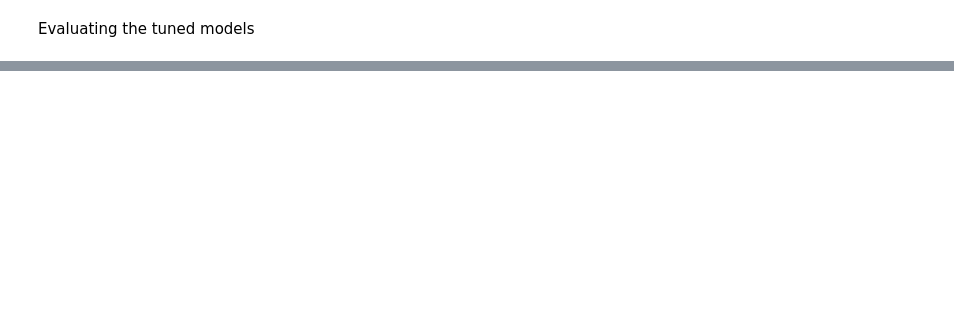
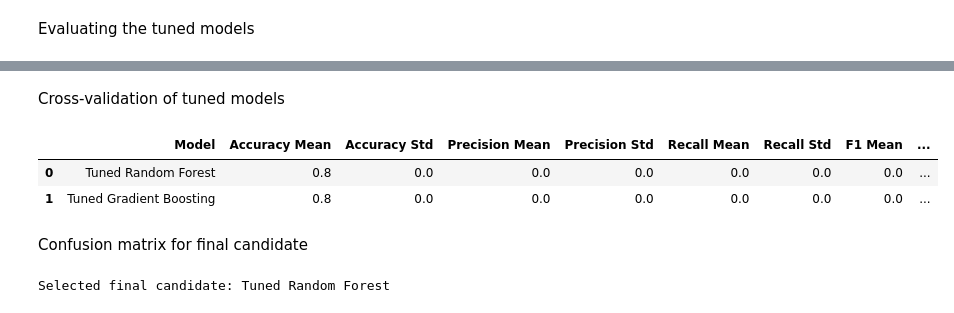
Before and after one commit to chrimapaul/Heart_Disease_Prediction_Group6, a Jupyter notebook: Group6_Capstone_Project.ipynb, the cells around one changed output, grey strips where cells are left out. Drawn from its saved outputs; the diff is of its cells as text; code cells hidden in the pictures; blank space fills up the shorter version.

```diff
--- a/Group6_Capstone_Project.ipynb
+++ b/Group6_Capstone_Project.ipynb
@@ -796,0 +826,57 @@ display(
+# %% [markdown]
+Cross-validation of tuned models
+# %%
+tuned_cv_results = []
+
+for name, model in tuned_models.items():
+
+    scores = cross_validate(
+        model,
+        X_train,
+        y_train,
+        cv=cv,
+        scoring=scoring,
+        n_jobs=-1
+    )
+
+    tuned_cv_results.append({
+        "Model": name,
+
+        "Accuracy Mean": scores["test_accuracy"].mean(),
+        "Accuracy Std": scores["test_accuracy"].std(),
+
+        "Precision Mean": scores["test_precision"].mean(),
+        "Precision Std": scores["test_precision"].std(),
+
+        "Recall Mean": scores["test_recall"].mean(),
+        "Recall Std": scores["test_recall"].std(),
+
+        "F1 Mean": scores["test_f1"].mean(),
+        "F1 Std": scores["test_f1"].std(),
+
+        "ROC-AUC Mean": scores["test_roc_auc"].mean(),
+        "ROC-AUC Std": scores["test_roc_auc"].std()
+    })
+
+tuned_cv_df = pd.DataFrame(tuned_cv_results)
+
+display(
+    tuned_cv_df.round(4)
+)
+# %% [output]
+|  | Model | Accuracy Mean | Accuracy Std | Precision Mean | Precision Std | Recall Mean | Recall Std | F1 Mean | ... |
+| 0 | Tuned Random Forest | 0.8 | 0.0 | 0.0 | 0.0 | 0.0 | 0.0 | 0.0 | ... |
+| 1 | Tuned Gradient Boosting | 0.8 | 0.0 | 0.0 | 0.0 | 0.0 | 0.0 | 0.0 | ... |
+# %% [markdown]
+Confusion matrix for final candidate
+# %%
+best_model_name = tuned_results_df.loc[
+    tuned_results_df["ROC-AUC"].idxmax(),
+    "Model"
+]
+
+best_model = tuned_models[best_model_name]
+
+print("Selected final candidate:", best_model_name)
+# %% [output]
+Selected final candidate: Tuned Random Forest
```
Also changed, not shown: parts of 10 cells of this notebook.
